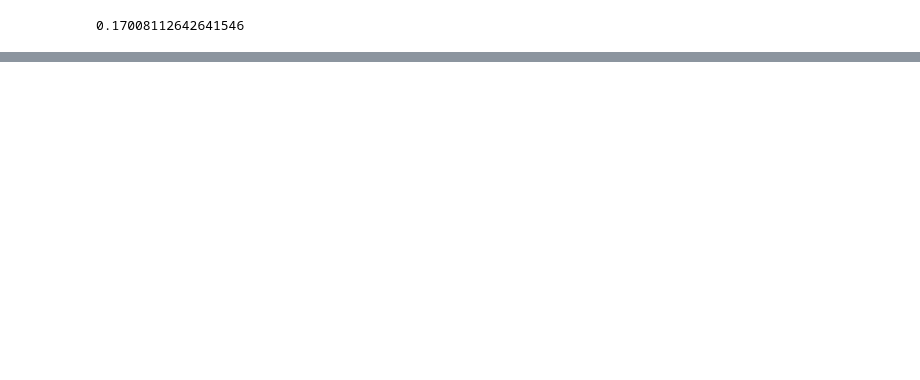
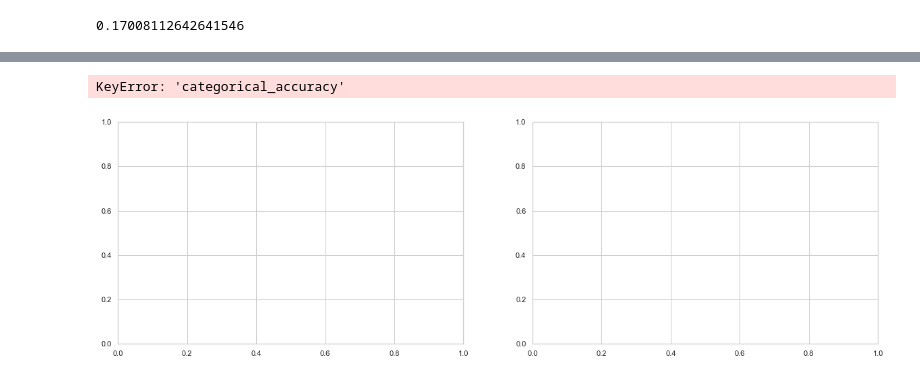
Before and after one commit to cs109a-crime/cs109a-crime.github.io, a Jupyter notebook: notebooks/daphne_tinker_part4.ipynb, the cells around one changed output, grey strips where cells are left out. Saved outputs shown, nothing was run; the diff lists cells and outputs as text; code cells hidden in the pictures; blank space fills up the shorter version.

```diff
--- a/notebooks/daphne_tinker_part4.ipynb
+++ b/notebooks/daphne_tinker_part4.ipynb
@@ -83,0 +105,14 @@ feat_import_tree20.nlargest(10).plot(kind = 'barh', title = "Variable Importance
+# %%
+# set up parameters for compiling
+loss_fn   = tf.keras.losses.CategoricalHinge()
+optimizer = tf.keras.optimizers.Adam()
+# %%
+# compile the model
+model_overfit.compile(optimizer=optimizer,loss=loss_fn,metrics=['accuracy'])
+# %%
+# get appropriate X and y for training into numpy array format
+X_train = np.array(X_train)
+y_train = np.array(y_train)
+# %%
+# fit model with parameters from above
+history = model_overfit.fit(X_train, y_train, validation_split=0.3, batch_size=128, epochs=3, verbose=1)
@@ -83,0 +150,22 @@ feat_import_tree20.nlargest(10).plot(kind = 'barh', title = "Variable Importance
+# %%
+# plot accuracy and loss for the test set
+fig, ax = plt.subplots(1,2, figsize=(20,6))
+
+ax[0].plot(history.history['categorical_accuracy'])
+ax[0].plot(history.history['val_categorical_accuracy'])
+ax[0].set_title('Model accuracy')
+ax[0].set_ylabel('accuracy')
+ax[0].set_xlabel('epoch')
+ax[0].legend(['train', 'val'], loc='best')
+
+ax[1].plot(history.history['loss'])
+ax[1].plot(history.history['val_loss'])
+ax[1].set_title('Model loss')
+ax[1].set_ylabel('loss')
+ax[1].set_xlabel('epoch')
+ax[1].legend(['train', 'val'], loc='best')
+
+plt.show()
+# %% [output]
+KeyError: 'categorical_accuracy'
+[figure, added]
```
Also changed, not shown: parts of 15 cells of this notebook, 1 other file.
